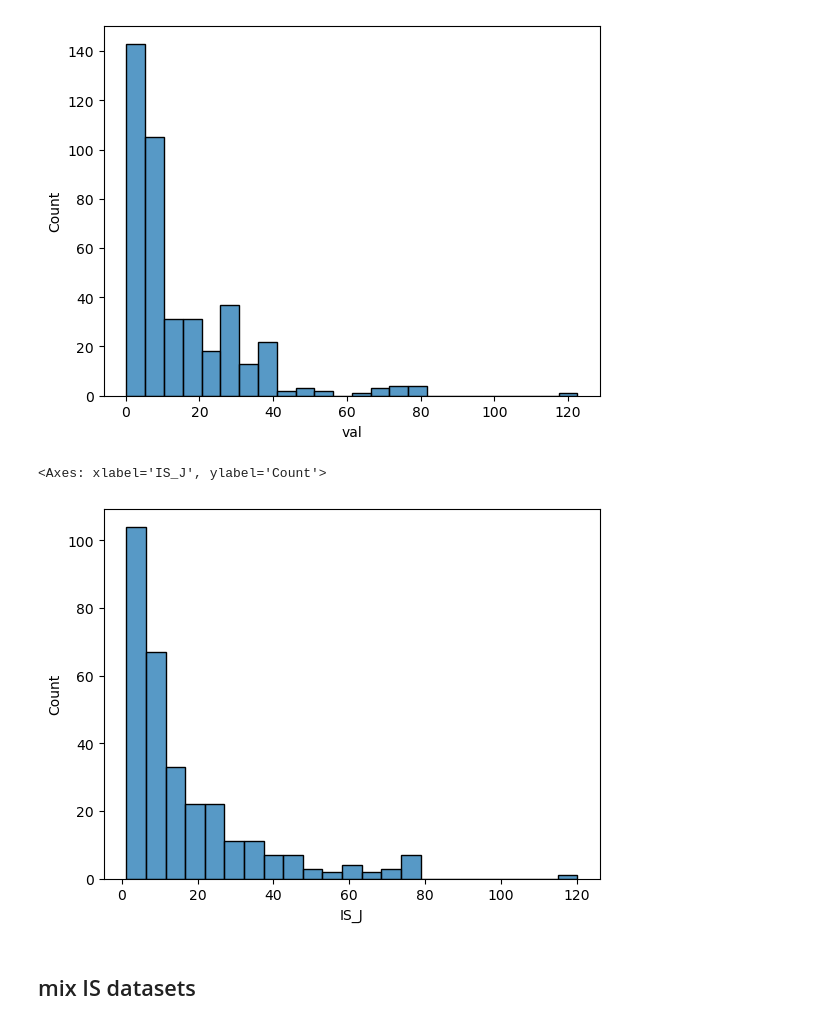
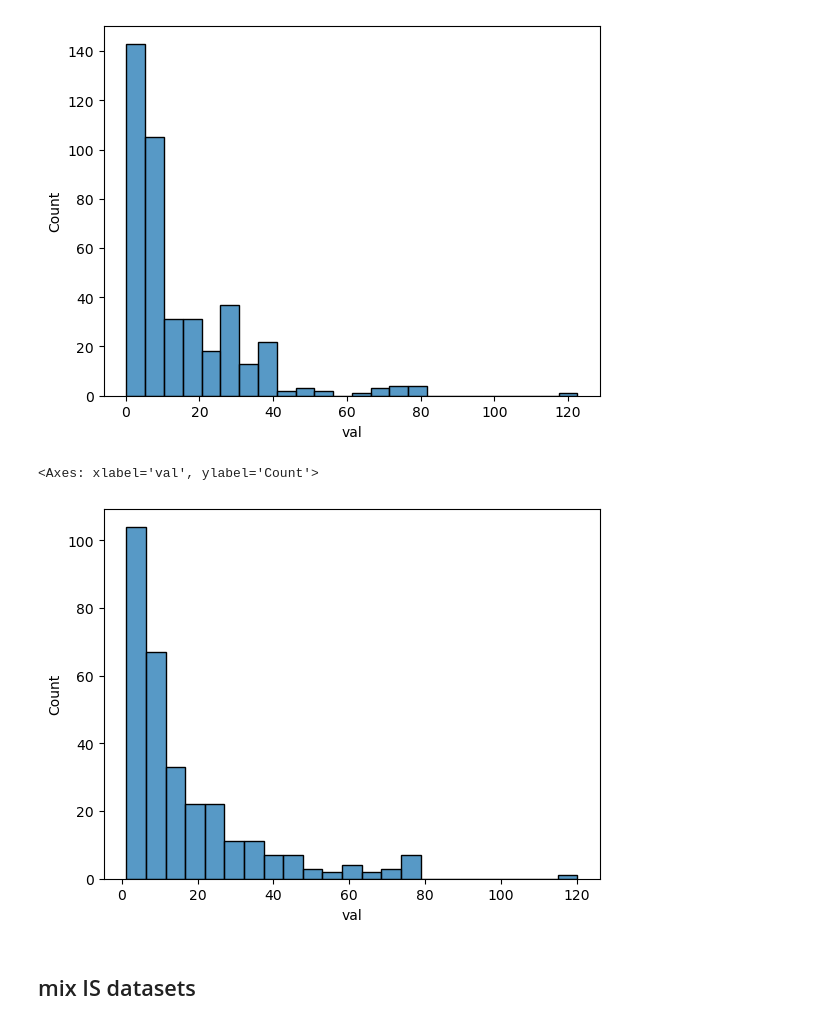
Before and after one commit to CABackman/fm-4-em, a Jupyter notebook: 06_NOTEBOOKS/01_preprocess+splits.ipynb, the cells around one changed output. Cells and saved outputs as stored; diff of their text form; code cells hidden in the pictures.

```diff
--- a/06_NOTEBOOKS/01_preprocess+splits.ipynb
+++ b/06_NOTEBOOKS/01_preprocess+splits.ipynb
@@ -134,13 +134,13 @@ sns.histplot(data=QU_df, x="val")
 from scipy.constants import g
 APP_IS = app2024_desalt[app2024_desalt["prop"] == "log(h50) exp"].copy()
 APP_IS["IS_m"] = np.power(10, APP_IS["val"]) * 0.01 # cm -> m
-APP_IS["IS_J"] = 2.5 * g * APP_IS["IS_m"]
+APP_IS["val"] = 2.5 * g * APP_IS["IS_m"]
 APP_IS["source"] = "MATHIEU"
 # %%
-sns.histplot(data=APP_IS, x="IS_J")
+sns.histplot(data=APP_IS, x="val")
 # %% [output]
-<Axes: xlabel='IS_J', ylabel='Count'>
+<Axes: xlabel='val', ylabel='Count'>
-[figure, old version]
+[figure, new version]
 # %% [markdown]
 ## mix IS datasets
 # %%
```
Also changed, not shown: parts of 5 cells of this notebook, 7 other files.
